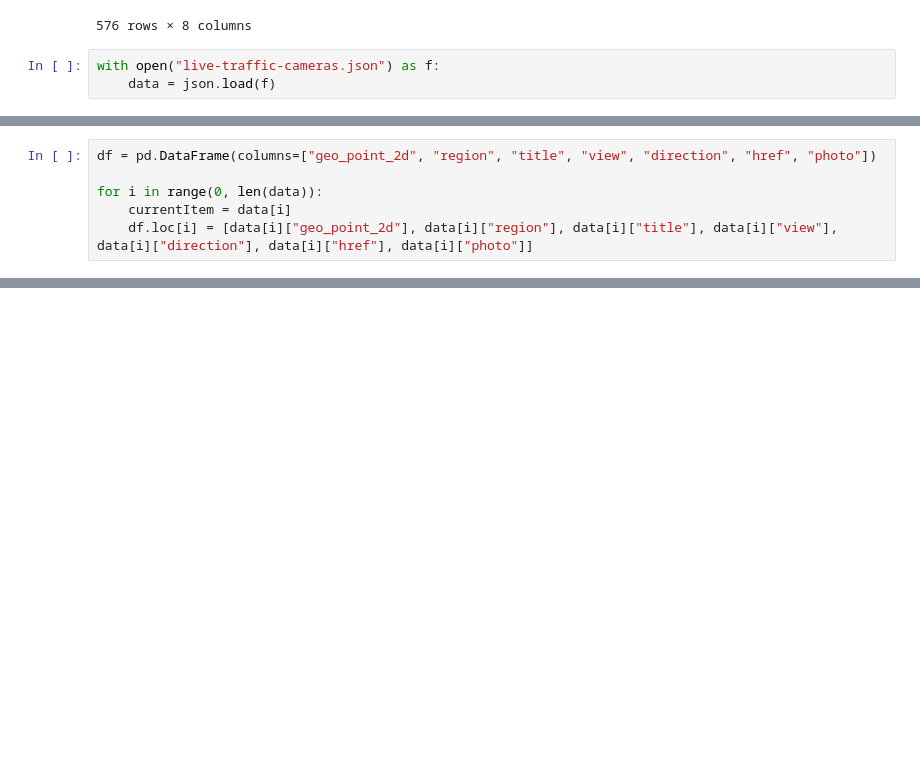
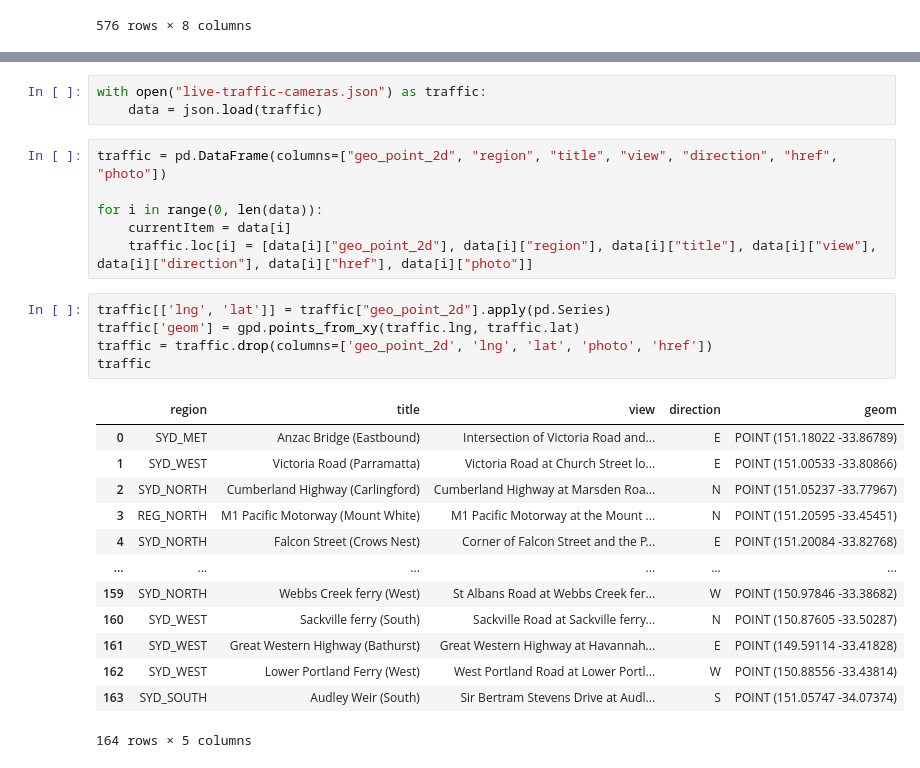
Before and after one commit to bsim8882/nicks-got-jokes, a Jupyter notebook: DATA2001 Assignment.ipynb, the cells around one changed output, grey strips where cells are left out. Saved outputs shown, nothing was run; the diff lists cells and outputs as text; blank space fills up the shorter version.

```diff
--- a/DATA2001 Assignment.ipynb
+++ b/DATA2001 Assignment.ipynb
@@ -80,6 +84,3 @@ unemployment
 | 574 | 128021608 | 128021608 | Loftus - Yarrawarrah | 1 | New South Wales | 3.8436 | 3.0 | POLYGON ((151.04255 -34.03530, 15... |
 | 575 | 128021609 | 128021609 | Woronora Heights | 1 | New South Wales | 3.1374 | 2.4 | POLYGON ((151.04044 -34.03608, 15... |
 576 rows × 8 columns
-# %%
-with open("live-traffic-cameras.json") as f:
-    data = json.load(f)
@@ -104,6 +86,0 @@ with open("live-traffic-cameras.json") as f:
-# %%
-df = pd.DataFrame(columns=["geo_point_2d", "region", "title", "view", "direction", "href", "photo"])
-
-for i in range(0, len(data)):
-    currentItem = data[i]
-    df.loc[i] = [data[i]["geo_point_2d"], data[i]["region"], data[i]["title"], data[i]["view"], data[i]["direction"], data[i]["href"], data[i]["photo"]]
@@ -126,0 +87,28 @@ df
+# %%
+with open("live-traffic-cameras.json") as traffic:
+    data = json.load(traffic)
+# %%
+traffic = pd.DataFrame(columns=["geo_point_2d", "region", "title", "view", "direction", "href", "photo"])
+
+for i in range(0, len(data)):
+    currentItem = data[i]
+    traffic.loc[i] = [data[i]["geo_point_2d"], data[i]["region"], data[i]["title"], data[i]["view"], data[i]["direction"], data[i]["href"], data[i]["photo"]]
+# %%
+traffic[['lng', 'lat']] = traffic["geo_point_2d"].apply(pd.Series)
+traffic['geom'] = gpd.points_from_xy(traffic.lng, traffic.lat)
+traffic = traffic.drop(columns=['geo_point_2d', 'lng', 'lat', 'photo', 'href'])
+traffic
+# %% [output]
+|  | region | title | view | direction | geom |
+| 0 | SYD_MET | Anzac Bridge (Eastbound) | Intersection of Victoria Road and... | E | POINT (151.18022 -33.86789) |
+| 1 | SYD_WEST | Victoria Road (Parramatta) | Victoria Road at Church Street lo... | E | POINT (151.00533 -33.80866) |
+| 2 | SYD_NORTH | Cumberland Highway (Carlingford) | Cumberland Highway at Marsden Roa... | N | POINT (151.05237 -33.77967) |
+| 3 | REG_NORTH | M1 Pacific Motorway (Mount White) | M1 Pacific Motorway at the Mount ... | N | POINT (151.20595 -33.45451) |
+| 4 | SYD_NORTH | Falcon Street (Crows Nest) | Corner of Falcon Street and the P... | E | POINT (151.20084 -33.82768) |
+| ... | ... | ... | ... | ... | ... |
+| 159 | SYD_NORTH | Webbs Creek ferry (West) | St Albans Road at Webbs Creek fer... | W | POINT (150.97846 -33.38682) |
+| 160 | SYD_WEST | Sackville ferry (South) | Sackville Road at Sackville ferry... | N | POINT (150.87605 -33.50287) |
+| 161 | SYD_WEST | Great Western Highway (Bathurst) | Great Western Highway at Havannah... | E | POINT (149.59114 -33.41828) |
+| 162 | SYD_WEST | Lower Portland Ferry (West) | West Portland Road at Lower Portl... | W | POINT (150.88556 -33.43814) |
+| 163 | SYD_SOUTH | Audley Weir (South) | Sir Bertram Stevens Drive at Audl... | S | POINT (151.05747 -34.07374) |
+164 rows × 5 columns
```
Also changed, not shown: parts of 6 cells of this notebook.
